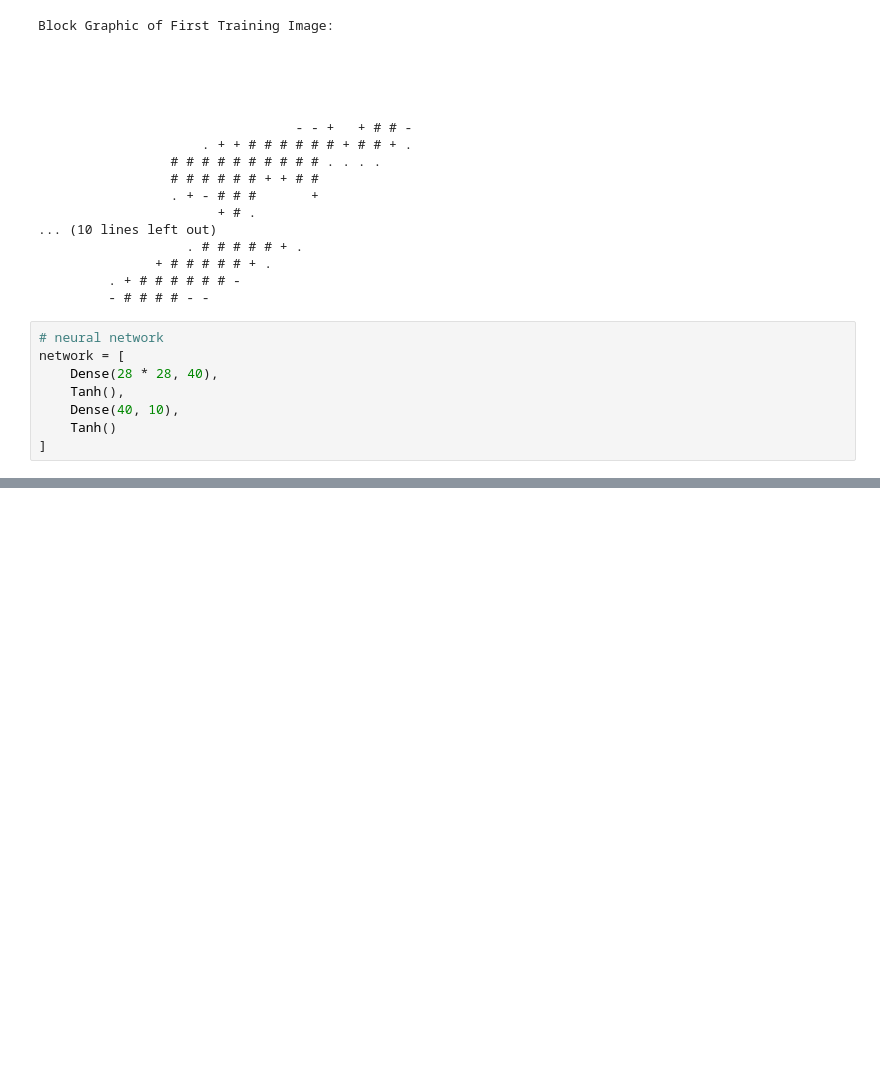
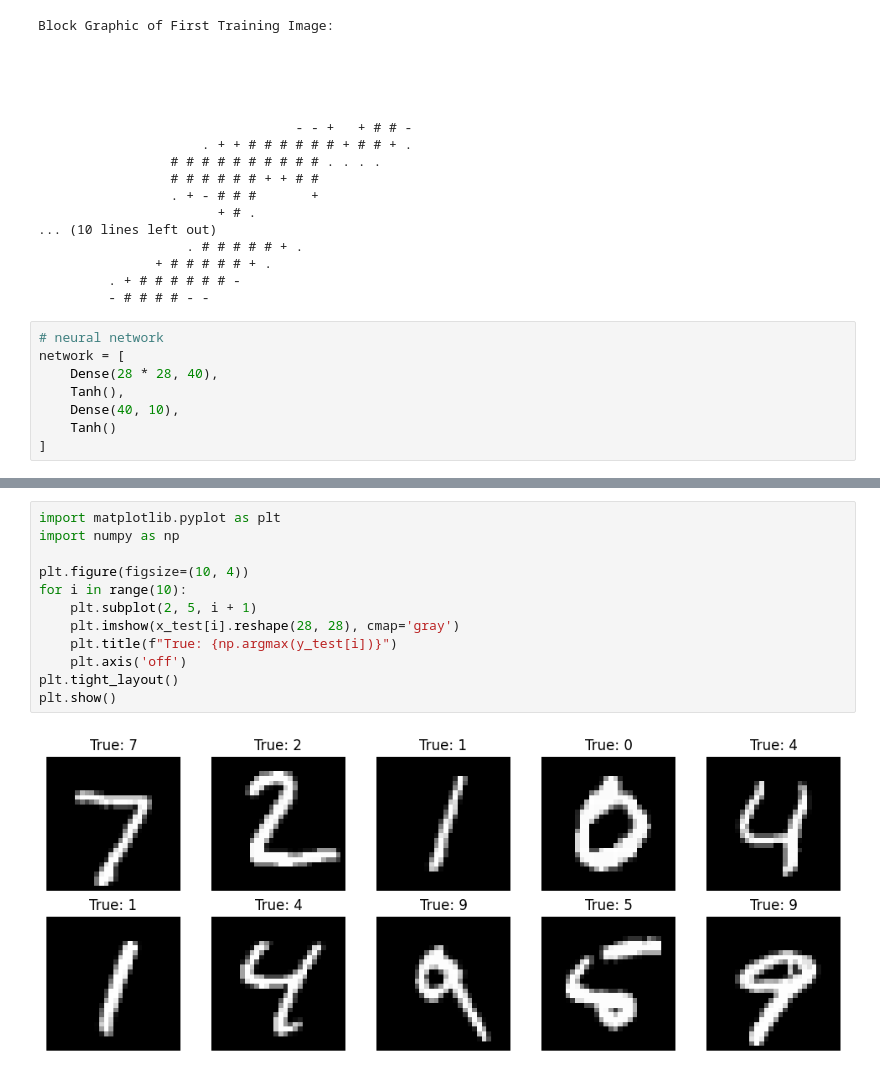
Before and after one commit to weagan/Convolutional-Neural-Networks, a Jupyter notebook: Simple_MNIST_Digit_Classifier.ipynb, the cells around one changed output, grey strips where cells are left out. Saved outputs shown, nothing was run; the diff lists cells and outputs as text; blank space fills up the shorter version.

```diff
--- a/Simple_MNIST_Digit_Classifier.ipynb
+++ b/Simple_MNIST_Digit_Classifier.ipynb
@@ -205,0 +203,14 @@ Overall accuracy on the test set: 50.00%
+# %%
+import matplotlib.pyplot as plt
+import numpy as np
+
+plt.figure(figsize=(10, 4))
+for i in range(10):
+    plt.subplot(2, 5, i + 1)
+    plt.imshow(x_test[i].reshape(28, 28), cmap='gray')
+    plt.title(f"True: {np.argmax(y_test[i])}")
+    plt.axis('off')
+plt.tight_layout()
+plt.show()
+# %% [output]
+[figure, added]
```
Also changed, not shown: parts of 5 cells of this notebook.
